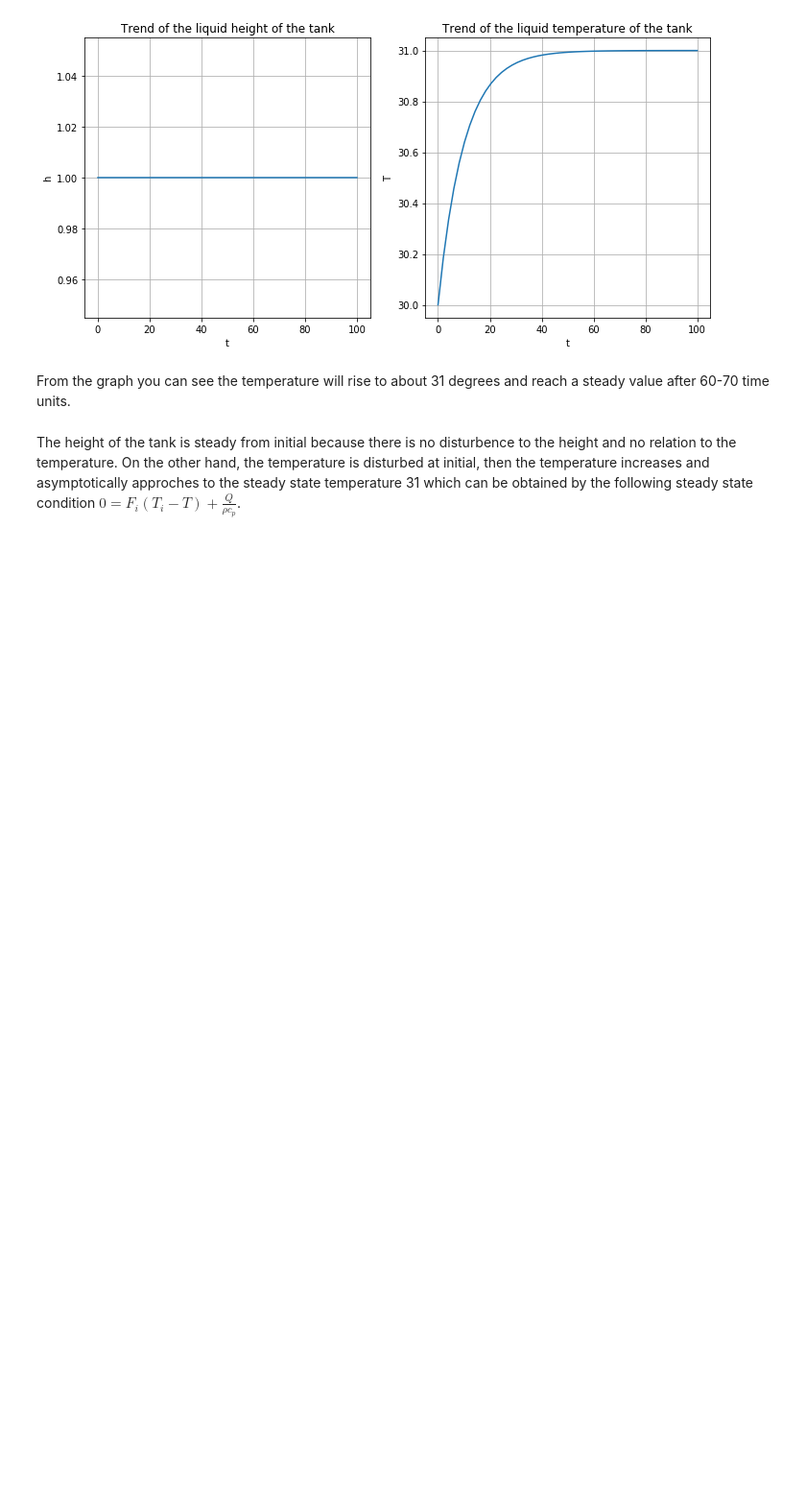
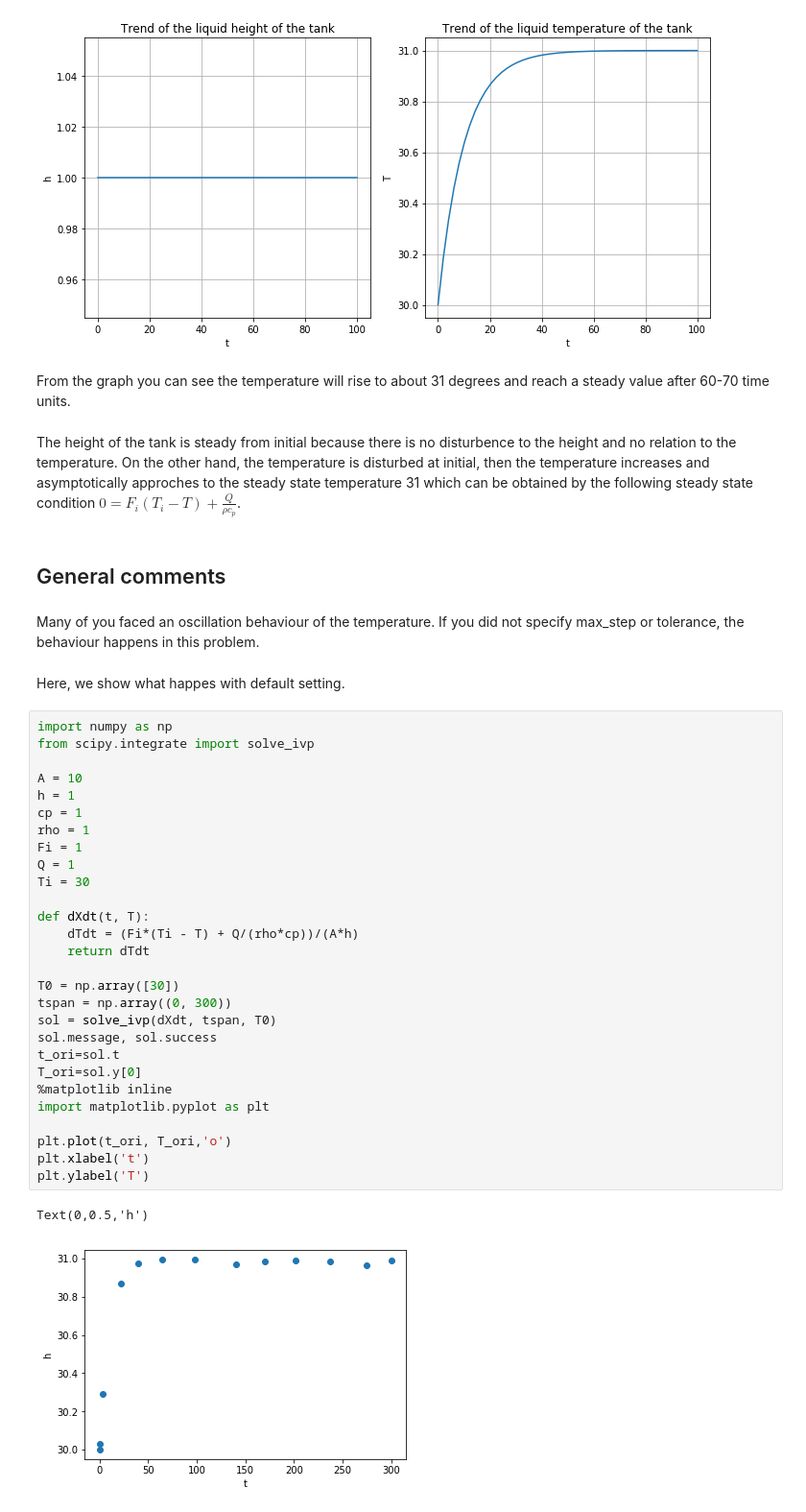
Before and after one commit to jkitchin/f18-06623, a Jupyter notebook: solutions/heated-tank.ipynb, the cells around one changed output. Shown at 96% size. Drawn from its saved outputs; the diff is of its cells as text; blank space fills up the shorter version.

```diff
--- a/solutions/heated-tank.ipynb
+++ b/solutions/heated-tank.ipynb
@@ -82,3 +82,40 @@ plt.grid()
 From the graph you can see the temperature will rise to about 31 degrees and reach a steady value after 60-70 time units.
 # %% [markdown]
 The height of the tank is steady from initial because there is no disturbence to the height and no relation to the temperature. On the other hand, the temperature is disturbed at initial, then the temperature increases and asymptotically approches to the steady state temperature 31 which can be obtained by the following steady state condition $0 = F_i (T_i - T) + \frac{Q}{\rho c_p}$.
+# %% [markdown]
+## General comments
+# %% [markdown]
+Many of you faced an oscillation behaviour of the temperature. If you did not specify max_step or tolerance, the behaviour happens in this problem.
+# %% [markdown]
+Here, we show what happes with default setting.
+# %%
+import numpy as np
+from scipy.integrate import solve_ivp
+
+A = 10
+h = 1
+cp = 1
+rho = 1
+Fi = 1
+Q = 1
+Ti = 30
+
+def dXdt(t, T):
+    dTdt = (Fi*(Ti - T) + Q/(rho*cp))/(A*h)
+    return dTdt
+
+T0 = np.array([30])
+tspan = np.array((0, 300))
+sol = solve_ivp(dXdt, tspan, T0)
+sol.message, sol.success
+t_ori=sol.t
+T_ori=sol.y[0]
+%matplotlib inline
+import matplotlib.pyplot as plt
+
+plt.plot(t_ori, T_ori,'o')
+plt.xlabel('t')
+plt.ylabel('T')
+# %% [output]
+Text(0,0.5,'h')
+[figure, added]
```
Also changed, not shown: parts of 6 cells of this notebook.
